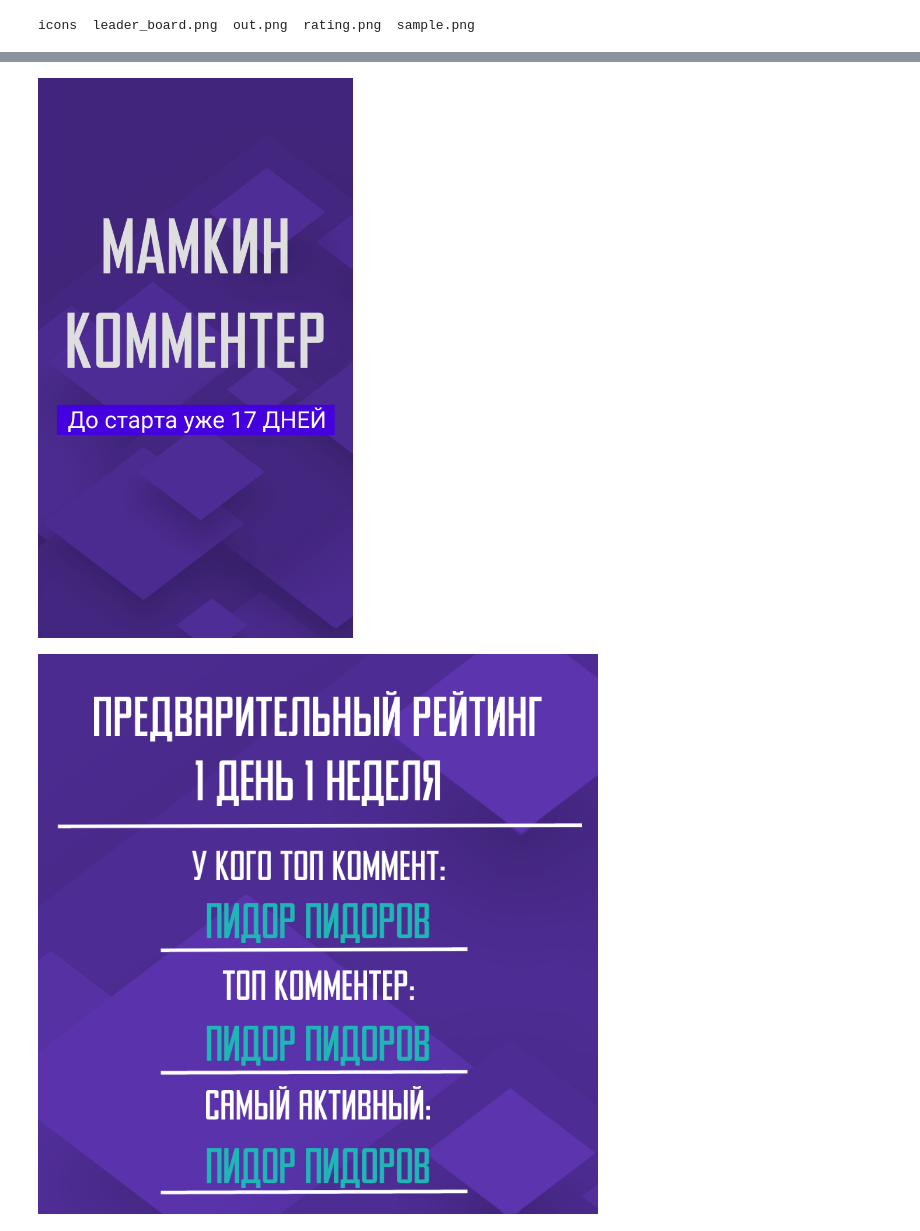
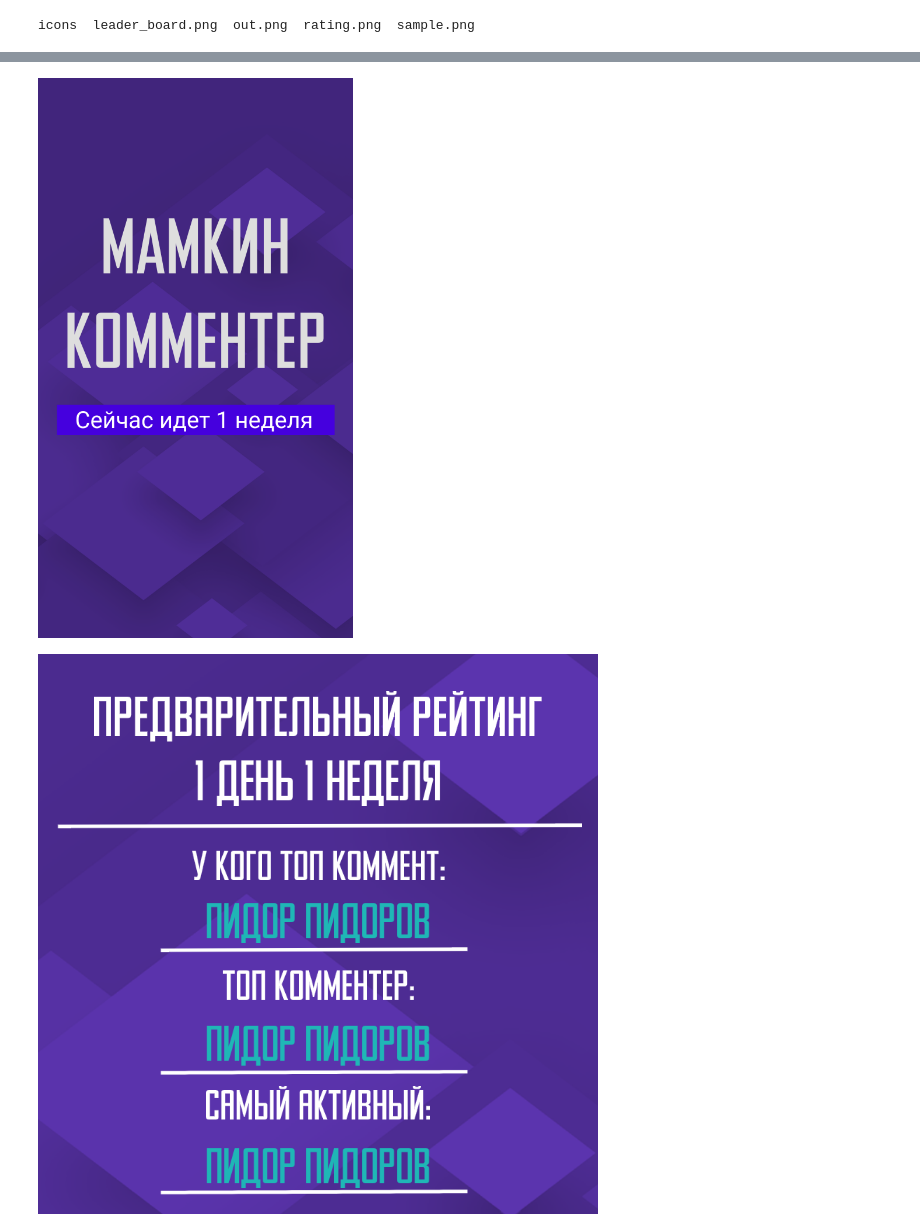
Before and after one commit to koliankolin/public_vk, a Jupyter notebook: trial.ipynb, the cells around one changed output, grey strips where cells are left out. Drawn from its saved outputs; the diff is of its cells as text; code cells hidden in the pictures.

```diff
--- a/trial.ipynb
+++ b/trial.ipynb
@@ -439,31 +443,34 @@ Image(filename=path_file)
 # %%
 from PIL import Image, ImageDraw, ImageFont, ImageFilter
 from io import BytesIO
 from urllib.request import urlopen
 import textwrap
 import os
 import requests
 import math
 import emoji
 from datetime import date, timedelta
 
 path_file = 'layouts/mobile/layout_mob_edit.png'
 file_open = 'layouts/mobile/layout_mob.png'
 
 img = Image.open(file_open)
 img = img.convert("RGBA")
 
 fnt = ImageFont.truetype('fonts/Roboto-Regular.ttf', 80)
-cover_phrase = f'До старта уже 17 ДНЕЙ'
+cover_phrase = f'Сейчас идет 1 неделя'
 d = ImageDraw.Draw(img)
-d.text((102, 1125), cover_phrase, font=fnt, fill='white')
+w, h = d.textsize(cover_phrase, font=fnt)
+d.text(((950 - w) / 2 + 60, 1125), cover_phrase, font=fnt, fill='white')
+
+# d.text((102, 1125), cover_phrase, font=fnt, fill='white')
 
 img.save(path_file)
 
 from IPython.display import Image
 Image(filename=path_file)
 # %% [output]
-[figure, old version]
+[figure, new version]
 # %%
 from PIL import Image, ImageDraw, ImageFont, ImageFilter
 from io import BytesIO
```
Also changed, not shown: parts of 2 cells of this notebook, 1 other file.
